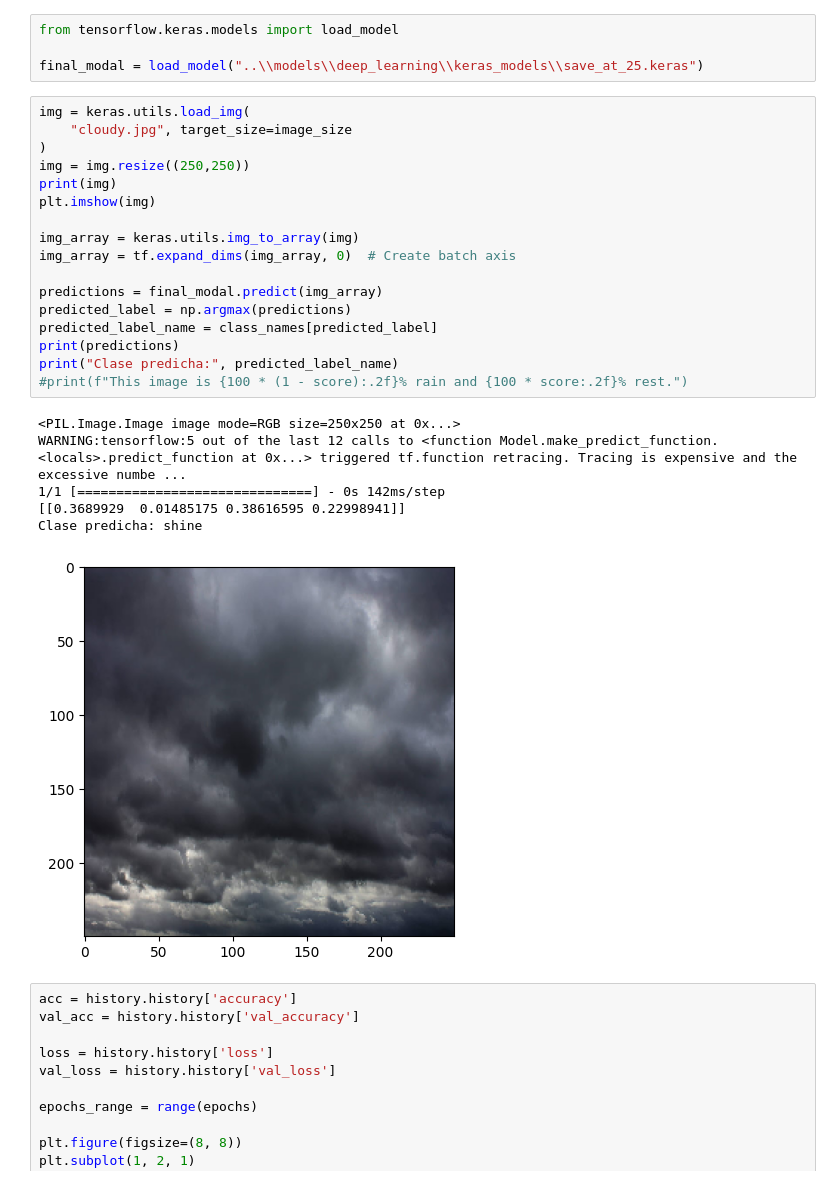
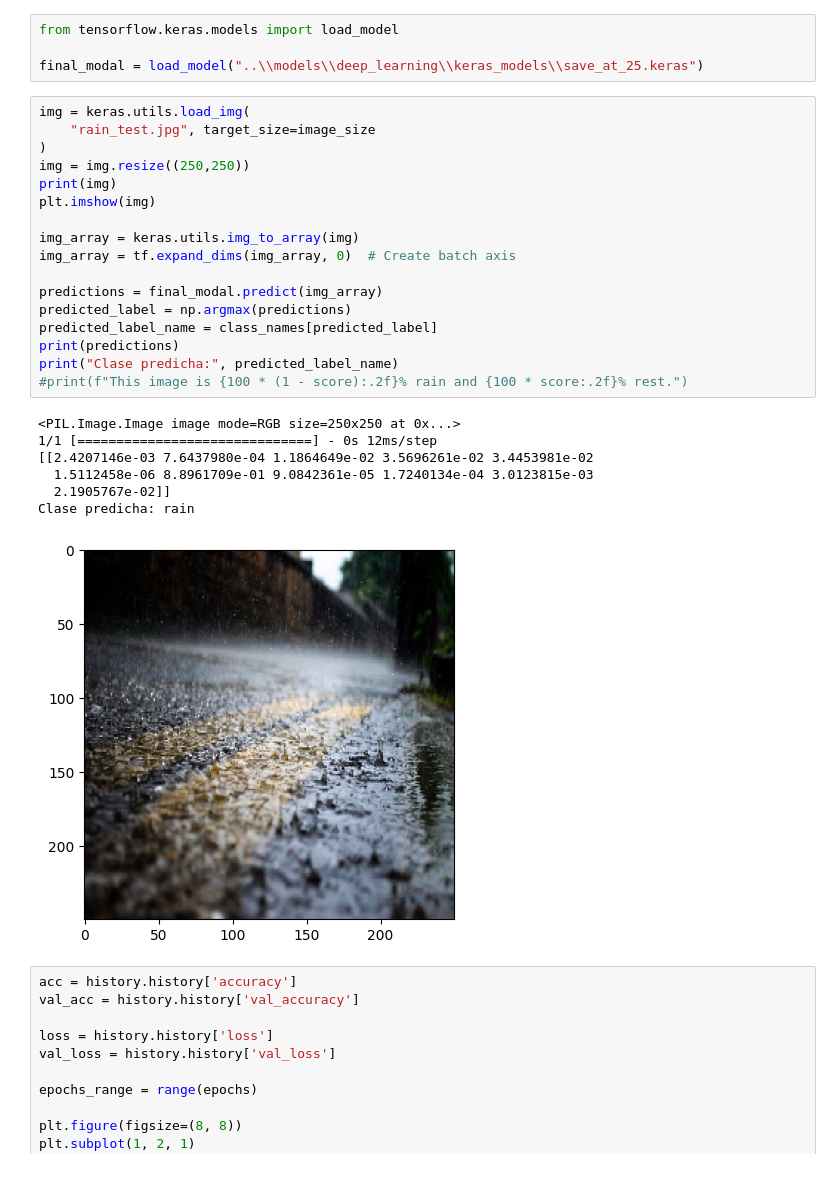
Before and after one commit to Alkaeee/Proyect_ML, a Jupyter notebook: notebooks/deep_learning.ipynb, the cells around one changed output. Cells and saved outputs as stored; diff of their text form.

Commit message:
add test cnn

```diff
--- a/notebooks/deep_learning.ipynb
+++ b/notebooks/deep_learning.ipynb
@@ -296,28 +296,29 @@ from tensorflow.keras.models import load_model
 final_modal = load_model("..\\models\\deep_learning\\keras_models\\save_at_25.keras")
 # %%
 img = keras.utils.load_img(
-    "cloudy.jpg", target_size=image_size
+    "rain_test.jpg", target_size=image_size
 )
 img = img.resize((250,250))
 print(img)
 plt.imshow(img)
 
 img_array = keras.utils.img_to_array(img)
 img_array = tf.expand_dims(img_array, 0)  # Create batch axis
 
 predictions = final_modal.predict(img_array)
 predicted_label = np.argmax(predictions)
 predicted_label_name = class_names[predicted_label]
 print(predictions)
 print("Clase predicha:", predicted_label_name)
 #print(f"This image is {100 * (1 - score):.2f}% rain and {100 * score:.2f}% rest.")
 # %% [output]
 <PIL.Image.Image image mode=RGB size=250x250 at 0x...>
-WARNING:tensorflow:5 out of the last 12 calls to <function Model.make_predict_function.<locals>.predict_function at 0x...> triggered tf.function retracing. Tracing is expensive and the excessive numbe ...
-1/1 [==============================] - 0s 142ms/step
-[[0.3689929  0.01485175 0.38616595 0.22998941]]
-Clase predicha: shine
+1/1 [==============================] - 0s 12ms/step
+[[2.4207146e-03 7.6437980e-04 1.1864649e-02 3.5696261e-02 3.4453981e-02
+  1.5112458e-06 8.8961709e-01 9.0842361e-05 1.7240134e-04 3.0123815e-03
+  2.1905767e-02]]
+Clase predicha: rain
-[figure, old version]
+[figure, new version]
 # %%
 acc = history.history['accuracy']
 val_acc = history.history['val_accuracy']
```
Also changed, not shown: 4 other files.
